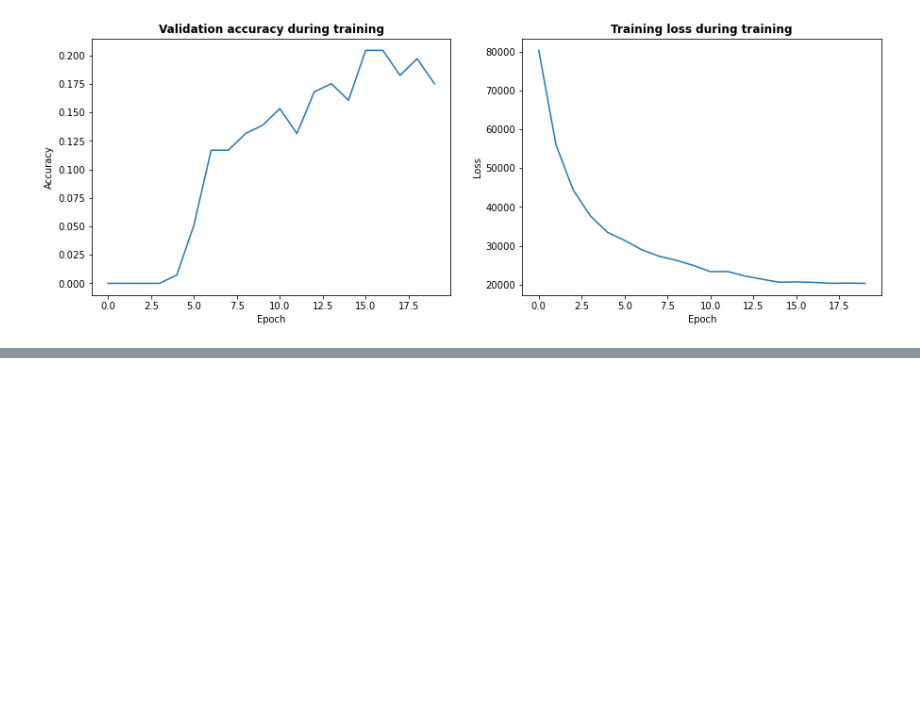
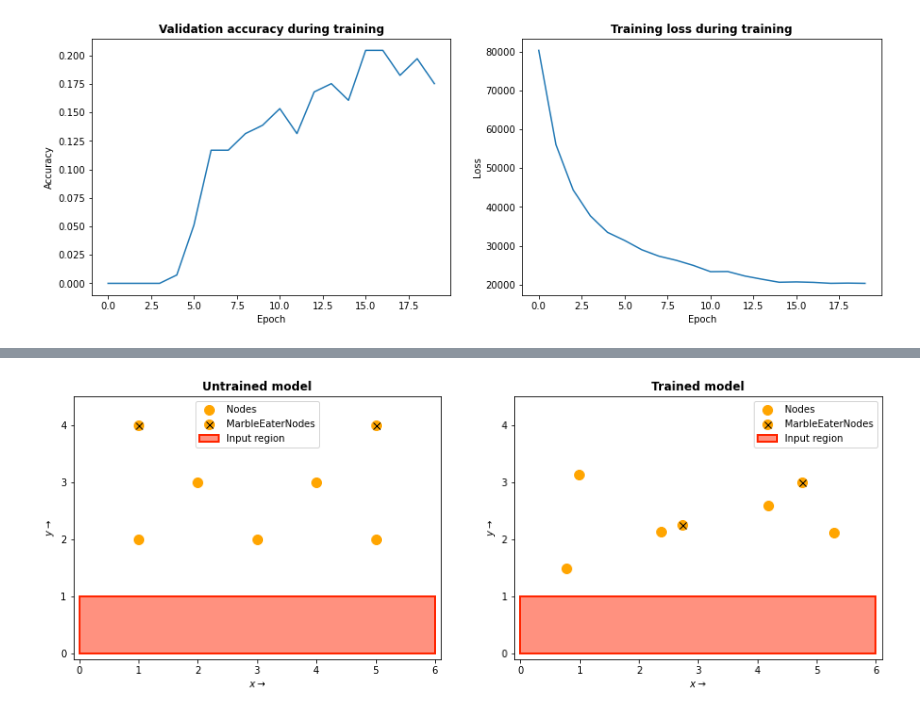
Before and after one commit to Nifrec/nenwin, a Jupyter notebook: nenwin/banknote_dataset/summarize_results.ipynb, the cells around one changed output, grey strips where cells are left out. Saved outputs shown, nothing was run; the diff lists cells and outputs as text; code cells hidden in the pictures; blank space fills up the shorter version.

```diff
--- a/nenwin/banknote_dataset/summarize_results.ipynb
+++ b/nenwin/banknote_dataset/summarize_results.ipynb
@@ -110,0 +124,39 @@ fig.savefig(os.path.join(BANKNOTE_FIGURE_DIR, 'A_batch1_velinputplacer.pdf'))
+# %%
+from nenwin.all_particles import Marble, MarbleEaterNode, Node
+import torch.tensor as tensor
+from matplotlib.figure import Figure
+import numpy as np
+
+from nenwin.attraction_functions.attraction_functions import ThresholdGravity, NewtonianGravity
+from nenwin.model import NenwinModel
+from nenwin.plot_model import plot_model
+from nenwin.banknote_dataset.architectures import gen_architecture_c
+from nenwin.grid_input_placer import MassGridInputPlacer
+checkpoint = "BANKNOTE_C_Thu_May_20_22-25-11_2021.txt"
+
+
+filename = os.path.join(BANKNOTE_CHECKPOINT_DIR, checkpoint)
+stats = load_stats(filename)
+
+with open(filename, "r") as file:
+    trained_model = eval(file.readline())
+
+untrained_model, _, _ = gen_architecture_c(MassGridInputPlacer)
+
+fig, (ax_1, ax_2) = plt.subplots(nrows=1, ncols=2,
+                                 figsize=(15, 5))
+
+input_region = (np.array((0, 0)), np.array((6, 1)))
+plot_model(untrained_model, ax_1, input_region)
+ax_1.set_title("Untrained model", weight="bold");
+plot_model(trained_model, ax_2, input_region);
+ax_2.set_title("Trained model", weight="bold");
+
+for ax in (ax_1, ax_2):
+    ax.set_ylim([-0.1, 4.5]);
+    ax.set_xlim([-0.1, 6.1]);
+
+# fig.savefig(os.path.join(BANKNOTE_FIGURE_DIR,
+# "C_batch1_ConstVelInputPlacer([0.5, 0]])_epoch40.pdf"))
+# %% [output]
+[figure, added]
```
Also changed, not shown: parts of 6 cells of this notebook, 2 other files.
